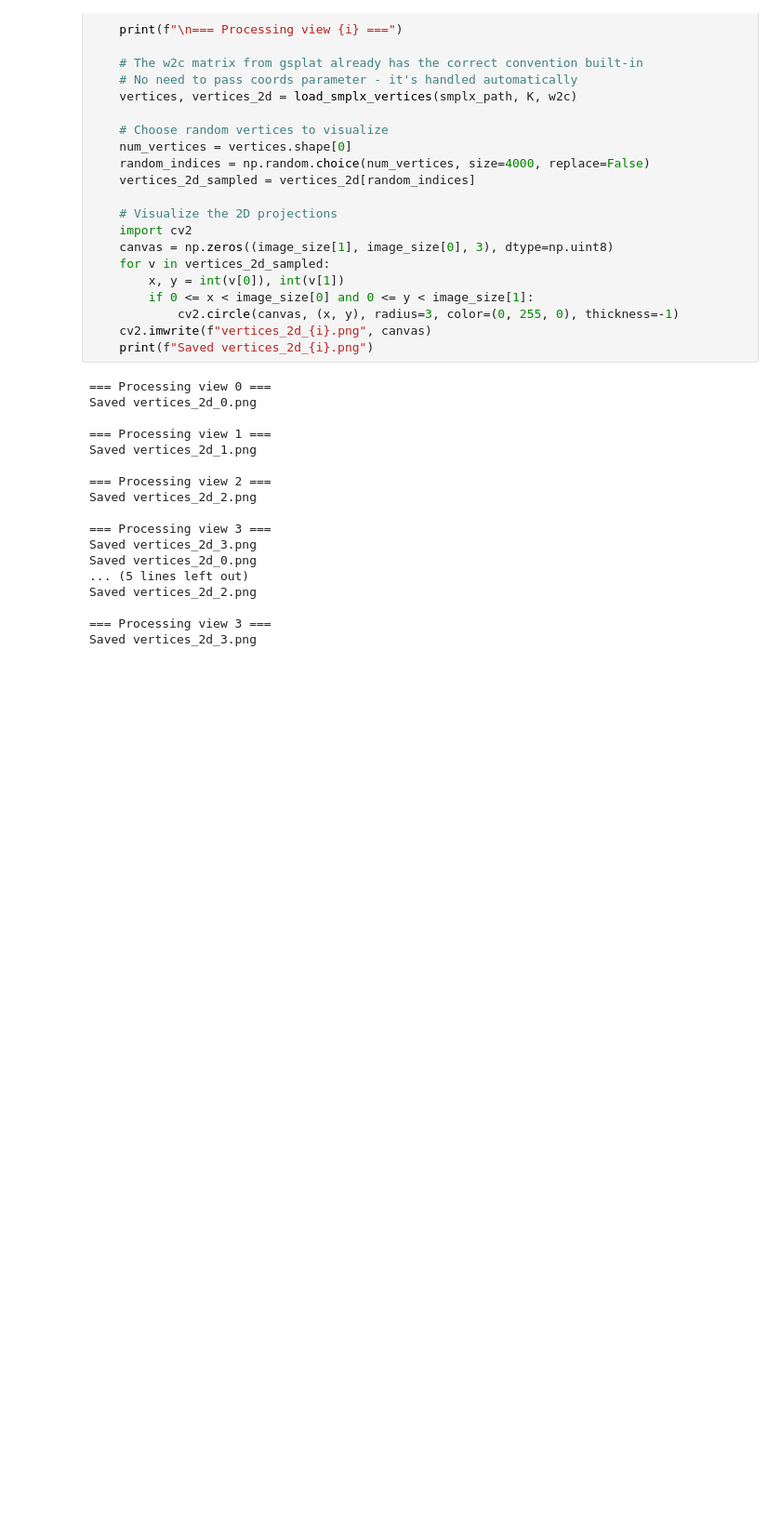
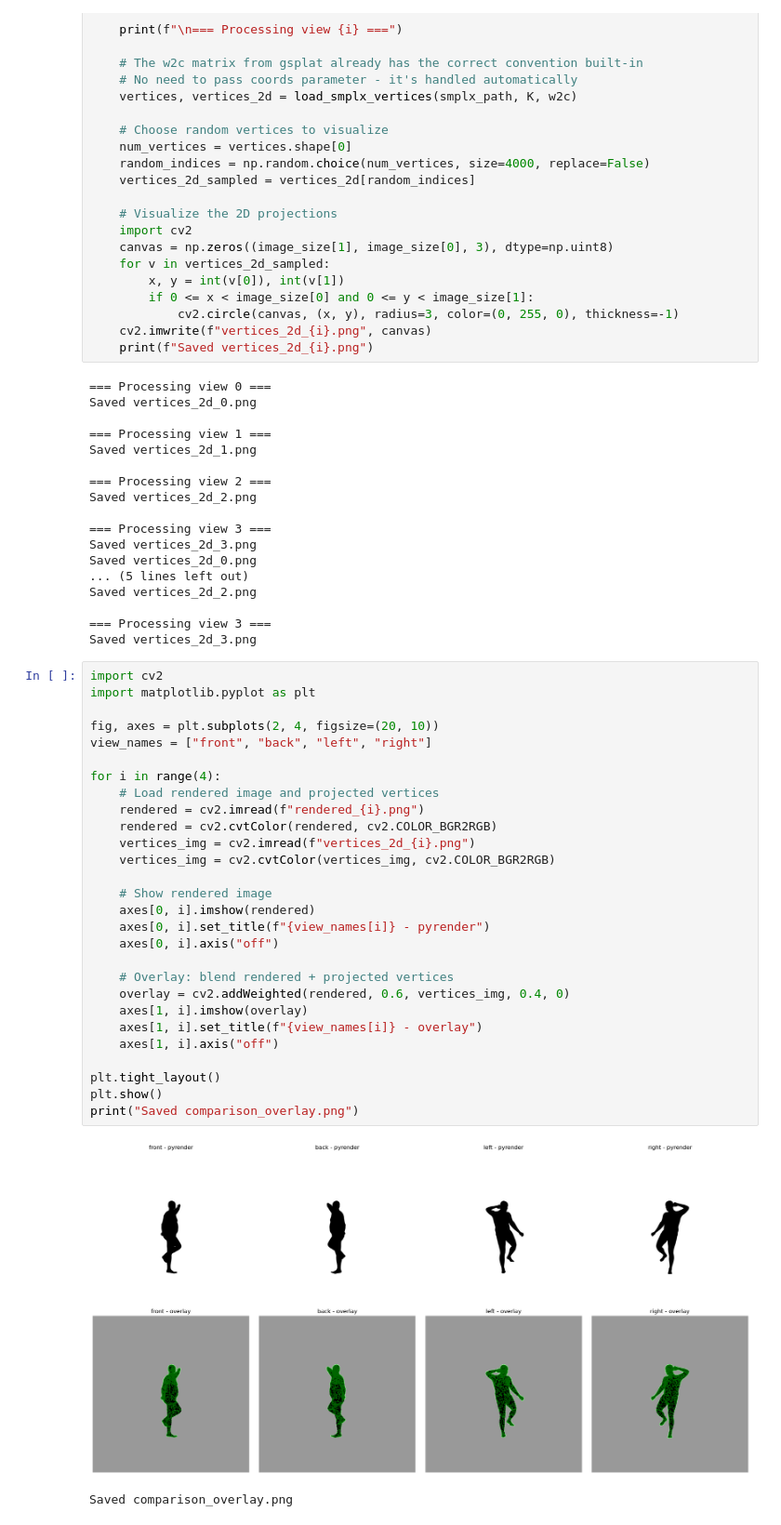
Before and after one commit to HJYblur/NLF-GS, a Jupyter notebook: smpl_test.ipynb, the cells around one changed output. Shown at 93% size. Saved outputs shown, nothing was run; the diff lists cells and outputs as text; blank space fills up the shorter version.

```diff
--- a/smpl_test.ipynb
+++ b/smpl_test.ipynb
@@ -152,3 +142,34 @@ Saved vertices_2d_2.png
 
 === Processing view 3 ===
 Saved vertices_2d_3.png
+# %%
+import cv2
+import matplotlib.pyplot as plt
+
+fig, axes = plt.subplots(2, 4, figsize=(20, 10))
+view_names = ["front", "back", "left", "right"]
+
+for i in range(4):
+    # Load rendered image and projected vertices
+    rendered = cv2.imread(f"rendered_{i}.png")
+    rendered = cv2.cvtColor(rendered, cv2.COLOR_BGR2RGB)
+    vertices_img = cv2.imread(f"vertices_2d_{i}.png")
+    vertices_img = cv2.cvtColor(vertices_img, cv2.COLOR_BGR2RGB)
+
+    # Show rendered image
+    axes[0, i].imshow(rendered)
+    axes[0, i].set_title(f"{view_names[i]} - pyrender")
+    axes[0, i].axis("off")
+
+    # Overlay: blend rendered + projected vertices
+    overlay = cv2.addWeighted(rendered, 0.6, vertices_img, 0.4, 0)
+    axes[1, i].imshow(overlay)
+    axes[1, i].set_title(f"{view_names[i]} - overlay")
+    axes[1, i].axis("off")
+
+plt.tight_layout()
+plt.show()
+print("Saved comparison_overlay.png")
+# %% [output]
+[figure, added]
+Saved comparison_overlay.png
```
Also changed, not shown: parts of 1 cell of this notebook, 10 other files.
